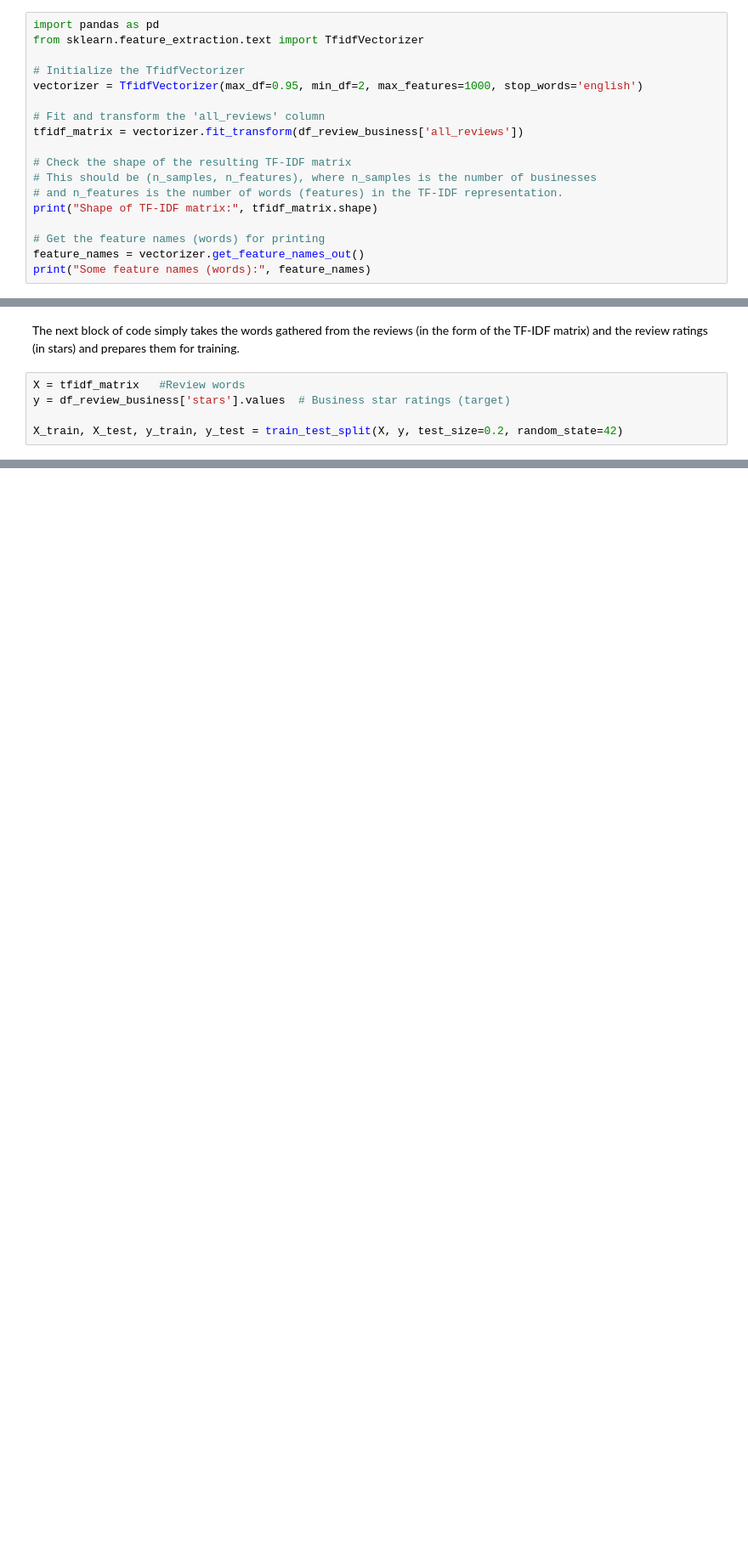
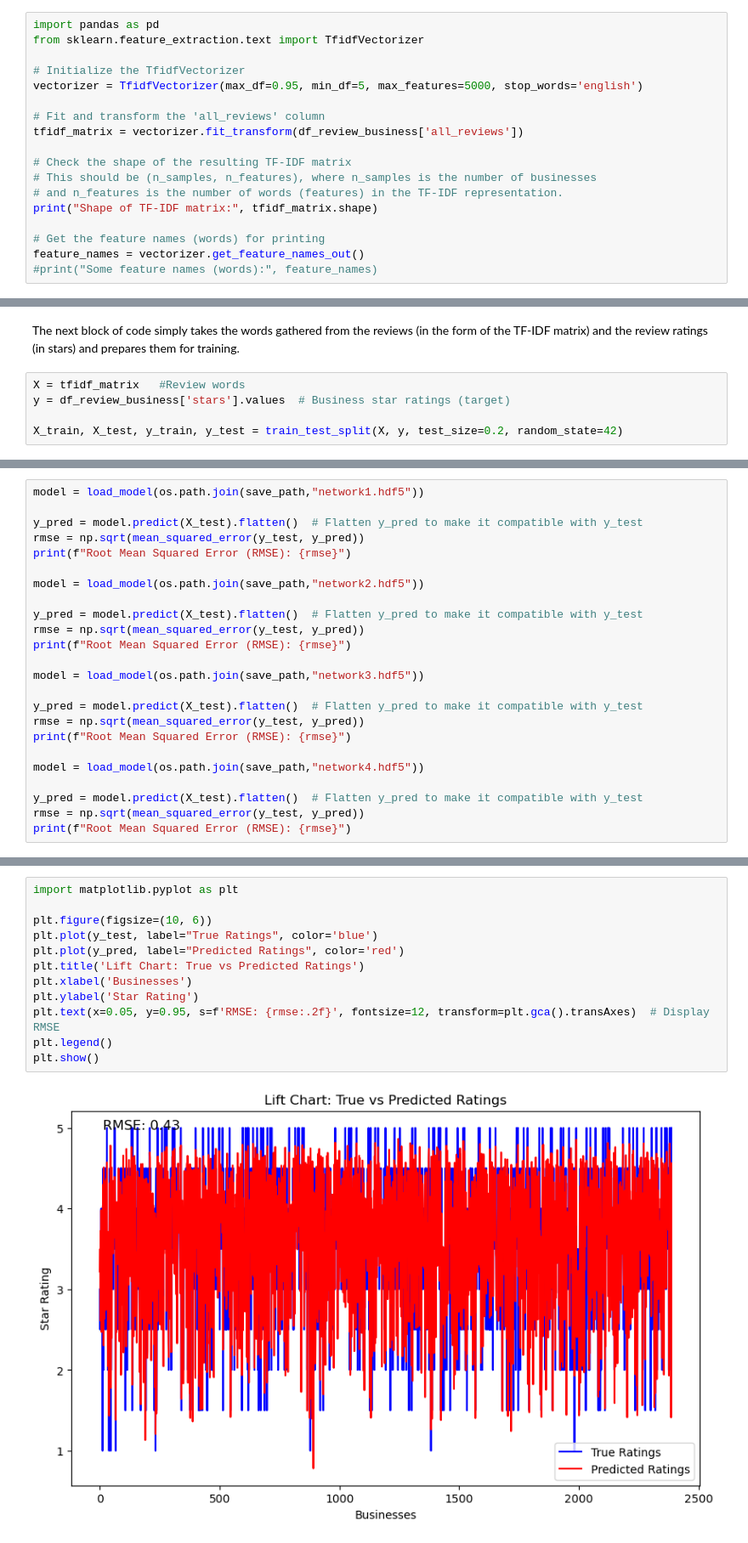
Before and after one commit to williamlorence/CSC180-Project-1, a Jupyter notebook: Project1.ipynb, the cells around one changed output, grey strips where cells are left out. Shown at 85% size. Cells and saved outputs as stored; diff of their text form; blank space fills up the shorter version.

```diff
--- a/Project1.ipynb
+++ b/Project1.ipynb
@@ -78,7 +79,7 @@ import pandas as pd
 from sklearn.feature_extraction.text import TfidfVectorizer
 
 # Initialize the TfidfVectorizer
-vectorizer = TfidfVectorizer(max_df=0.95, min_df=2, max_features=1000, stop_words='english')
+vectorizer = TfidfVectorizer(max_df=0.95, min_df=5, max_features=5000, stop_words='english')
 
 # Fit and transform the 'all_reviews' column
 tfidf_matrix = vectorizer.fit_transform(df_review_business['all_reviews'])
@@ -90,5 +91,5 @@ print("Shape of TF-IDF matrix:", tfidf_matrix.shape)
 
 # Get the feature names (words) for printing
 feature_names = vectorizer.get_feature_names_out()
-print("Some feature names (words):", feature_names)
+#print("Some feature names (words):", feature_names)
 # %% [output]
@@ -204,0 +199,24 @@ Business: Wd9JBLjCCh5yTF0vPAxCAA, True Rating: 4.0, Predicted Rating: 4.0
+# %%
+model = load_model(os.path.join(save_path,"network1.hdf5"))
+
+y_pred = model.predict(X_test).flatten()  # Flatten y_pred to make it compatible with y_test
+rmse = np.sqrt(mean_squared_error(y_test, y_pred))
+print(f"Root Mean Squared Error (RMSE): {rmse}")
+
+model = load_model(os.path.join(save_path,"network2.hdf5"))
+
+y_pred = model.predict(X_test).flatten()  # Flatten y_pred to make it compatible with y_test
+rmse = np.sqrt(mean_squared_error(y_test, y_pred))
+print(f"Root Mean Squared Error (RMSE): {rmse}")
+
+model = load_model(os.path.join(save_path,"network3.hdf5"))
+
+y_pred = model.predict(X_test).flatten()  # Flatten y_pred to make it compatible with y_test
+rmse = np.sqrt(mean_squared_error(y_test, y_pred))
+print(f"Root Mean Squared Error (RMSE): {rmse}")
+
+model = load_model(os.path.join(save_path,"network4.hdf5"))
+
+y_pred = model.predict(X_test).flatten()  # Flatten y_pred to make it compatible with y_test
+rmse = np.sqrt(mean_squared_error(y_test, y_pred))
+print(f"Root Mean Squared Error (RMSE): {rmse}")
@@ -205 +239,15 @@ Business: Wd9JBLjCCh5yTF0vPAxCAA, True Rating: 4.0, Predicted Rating: 4.0
+# %%
+import matplotlib.pyplot as plt
+
+plt.figure(figsize=(10, 6))
+plt.plot(y_test, label="True Ratings", color='blue')
+plt.plot(y_pred, label="Predicted Ratings", color='red')
+plt.title('Lift Chart: True vs Predicted Ratings')
+plt.xlabel('Businesses')
+plt.ylabel('Star Rating')
+plt.text(x=0.05, y=0.95, s=f'RMSE: {rmse:.2f}', fontsize=12, transform=plt.gca().transAxes)  # Display RMSE
+plt.legend()
+plt.show()
+# %% [output]
+[figure, added]
 # %% [markdown]
```
Also changed, not shown: parts of 18 cells of this notebook, 4 other files.
